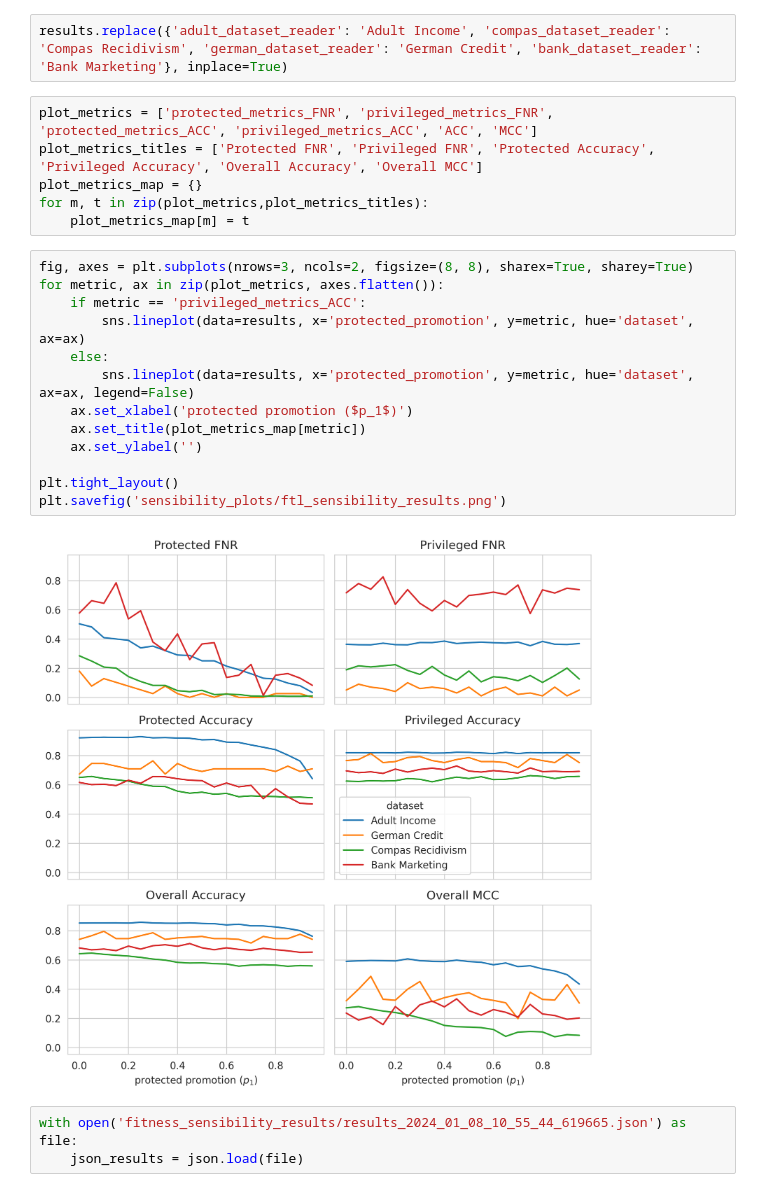
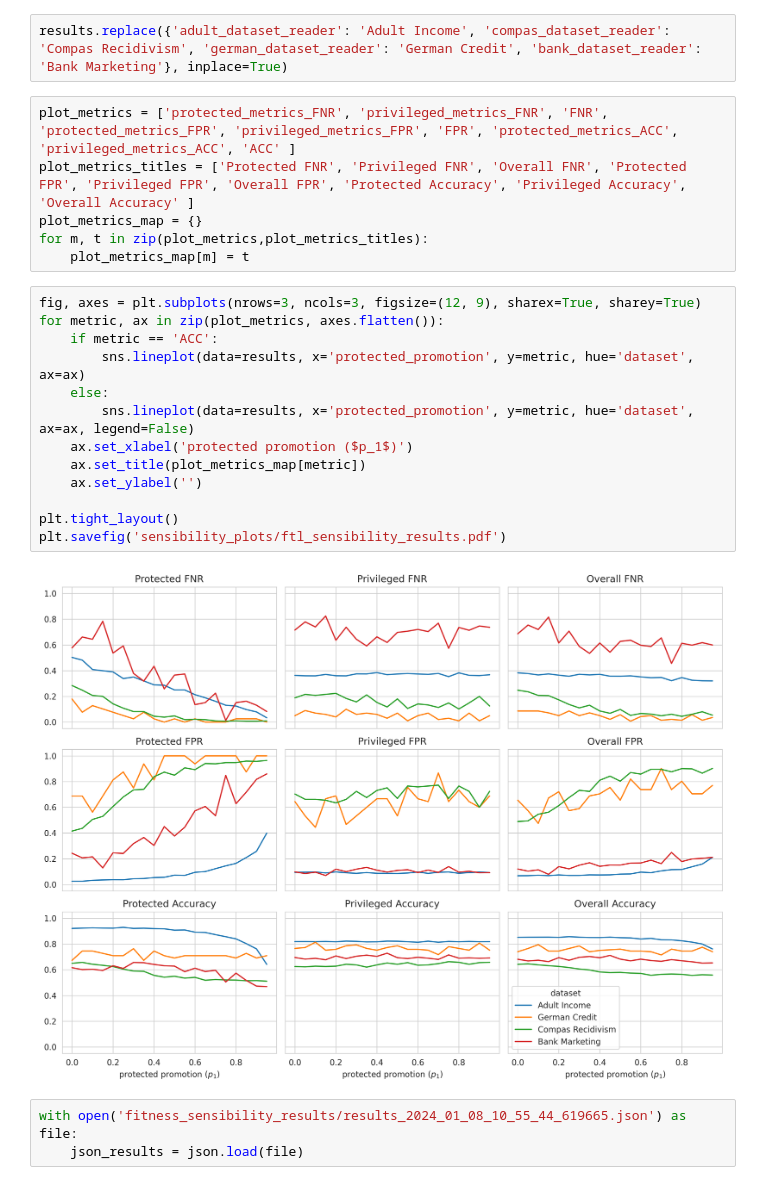
Before and after one commit to ygorcanalli/FairTransitionLoss, a Jupyter notebook: notebooks/KBS_reviewed_submission/plot_sensibility.ipynb, the cells around one changed output. Saved outputs shown, nothing was run; the diff lists cells and outputs as text.

Commit message:
update fitness rule senibility plots

```diff
--- a/notebooks/KBS_reviewed_submission/plot_sensibility.ipynb
+++ b/notebooks/KBS_reviewed_submission/plot_sensibility.ipynb
@@ -55,26 +37,26 @@ display(results[cols])
 # %%
 results.replace({'adult_dataset_reader': 'Adult Income', 'compas_dataset_reader': 'Compas Recidivism', 'german_dataset_reader': 'German Credit', 'bank_dataset_reader': 'Bank Marketing'}, inplace=True)
 # %%
-plot_metrics = ['protected_metrics_FNR', 'privileged_metrics_FNR', 'protected_metrics_ACC', 'privileged_metrics_ACC', 'ACC', 'MCC']
-plot_metrics_titles = ['Protected FNR', 'Privileged FNR', 'Protected Accuracy', 'Privileged Accuracy', 'Overall Accuracy', 'Overall MCC']
+plot_metrics = ['protected_metrics_FNR', 'privileged_metrics_FNR', 'FNR', 'protected_metrics_FPR', 'privileged_metrics_FPR', 'FPR', 'protected_metrics_ACC', 'privileged_metrics_ACC', 'ACC' ]
+plot_metrics_titles = ['Protected FNR', 'Privileged FNR', 'Overall FNR', 'Protected FPR', 'Privileged FPR', 'Overall FPR', 'Protected Accuracy', 'Privileged Accuracy', 'Overall Accuracy' ]
 plot_metrics_map = {}
 for m, t in zip(plot_metrics,plot_metrics_titles):
     plot_metrics_map[m] = t
 # %%
-fig, axes = plt.subplots(nrows=3, ncols=2, figsize=(8, 8), sharex=True, sharey=True)
+fig, axes = plt.subplots(nrows=3, ncols=3, figsize=(12, 9), sharex=True, sharey=True)
 for metric, ax in zip(plot_metrics, axes.flatten()):
-    if metric == 'privileged_metrics_ACC':
+    if metric == 'ACC':
         sns.lineplot(data=results, x='protected_promotion', y=metric, hue='dataset', ax=ax)
     else:
         sns.lineplot(data=results, x='protected_promotion', y=metric, hue='dataset', ax=ax, legend=False)
     ax.set_xlabel('protected promotion ($p_1$)')
     ax.set_title(plot_metrics_map[metric])
     ax.set_ylabel('')
 
 plt.tight_layout()
-plt.savefig('sensibility_plots/ftl_sensibility_results.png')
+plt.savefig('sensibility_plots/ftl_sensibility_results.pdf')
 # %% [output]
-[figure, old version]
+[figure, new version]
 # %%
 with open('fitness_sensibility_results/results_2024_01_08_10_55_44_619665.json') as file:
     json_results = json.load(file)
```
Also changed, not shown: parts of 5 cells of this notebook, 4 other files.
